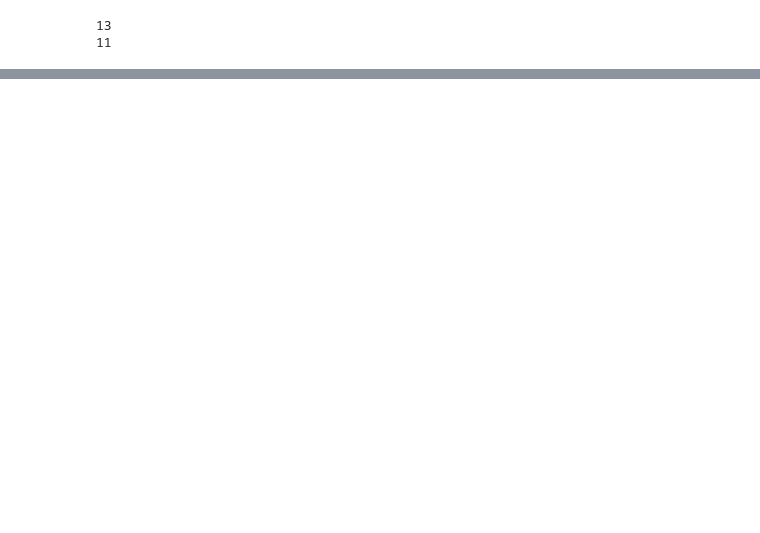
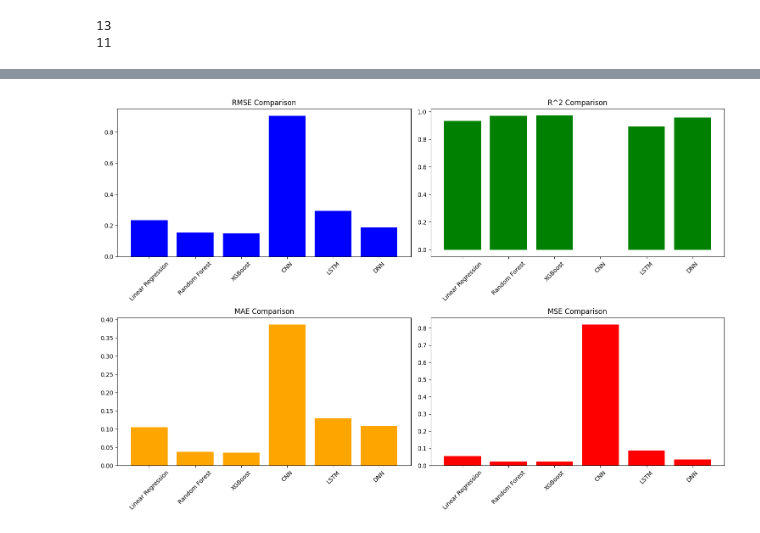
Before and after one commit to vansismishra/FarmElysium, a Jupyter notebook: CropYieldPrediction.ipynb, the cells around one changed output, grey strips where cells are left out. Drawn from its saved outputs; the diff is of its cells as text; code cells hidden in the pictures; blank space fills up the shorter version.

```diff
--- a/CropYieldPrediction.ipynb
+++ b/CropYieldPrediction.ipynb
@@ -1364,4 +1364,10 @@ Epoch 10/10
 # %%
+# Initialize dictionaries to store metric values
+rmse_values = {}
+r2_values = {}
+mae_values = {}
+mse_values = {}
+
 # Evaluate models
 def evaluate_model(true, pred, model_name):
     rmse = np.sqrt(mean_squared_error(true, pred))
@@ -1369,6 +1375,13 @@ def evaluate_model(true, pred, model_name):
     mae = mean_absolute_error(true, pred)
     mse = mean_squared_error(true, pred)
 
+    # Store metric values in dictionaries
+    rmse_values[model_name] = rmse
+    r2_values[model_name] = r2
+    mae_values[model_name] = mae
+    mse_values[model_name] = mse
+
+    # Print and return metrics
     print(f"{model_name} Metrics:")
     print(f"RMSE: {rmse}")
     print(f"R^2: {r2}")
@@ -1392,6 +1405,12 @@ evaluate_model(y_test_scaled, cnn_pred[:,0], "CNN")
 evaluate_model(y_test_scaled, lstm_pred[:,0], "LSTM")
 
 # Evaluate DNN
-evaluate_model(y_test_scaled, dnn_pred, "DNN")
+evaluate_model(y_test_scaled, dnn_pred[:,0], "DNN")
+
+# Access metric values for further analysis
+print("RMSE Values:", rmse_values)
+print("R^2 Values:", r2_values)
+print("MAE Values:", mae_values)
+print("MSE Values:", mse_values)
 # %% [output]
 Linear Regression Metrics:
@@ -1565,0 +1548,23 @@ plt.show()
+# %%
+fig, axs = plt.subplots(2, 2, figsize=(15, 10))
+
+axs[0, 0].bar(model_names, rmse_values.values(), color='blue')
+axs[0, 0].set_title('RMSE Comparison')
+axs[0, 0].tick_params(axis='x', rotation=45)
+
+axs[0, 1].bar(model_names, r2_values.values(), color='green')
+axs[0, 1].set_title('R^2 Comparison')
+axs[0, 1].tick_params(axis='x', rotation=45)
+
+axs[1, 0].bar(model_names, mae_values.values(), color='orange')
+axs[1, 0].set_title('MAE Comparison')
+axs[1, 0].tick_params(axis='x', rotation=45)
+
+axs[1, 1].bar(model_names, mse_values.values(), color='red')
+axs[1, 1].set_title('MSE Comparison')
+axs[1, 1].tick_params(axis='x', rotation=45)
+
+plt.tight_layout()
+plt.show()
+# %% [output]
+[figure, added]
```
Also changed, not shown: parts of 29 cells of this notebook, 1 other file.
